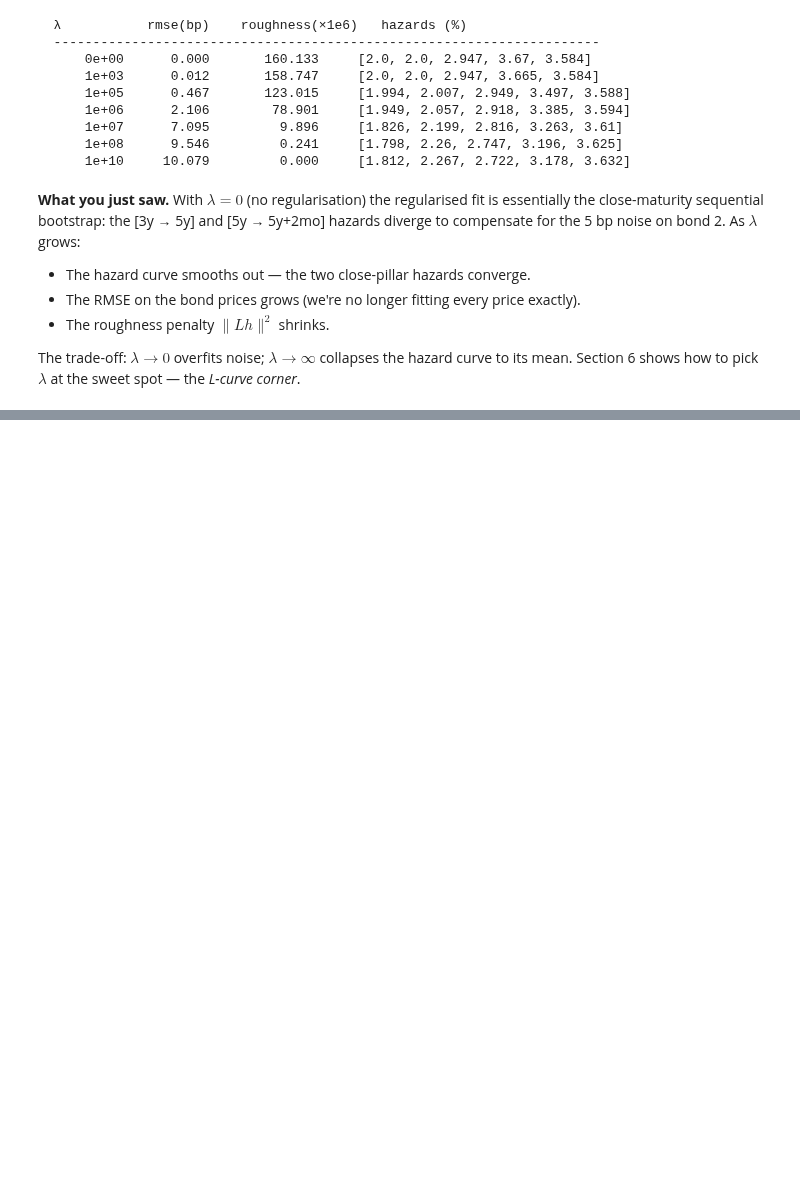
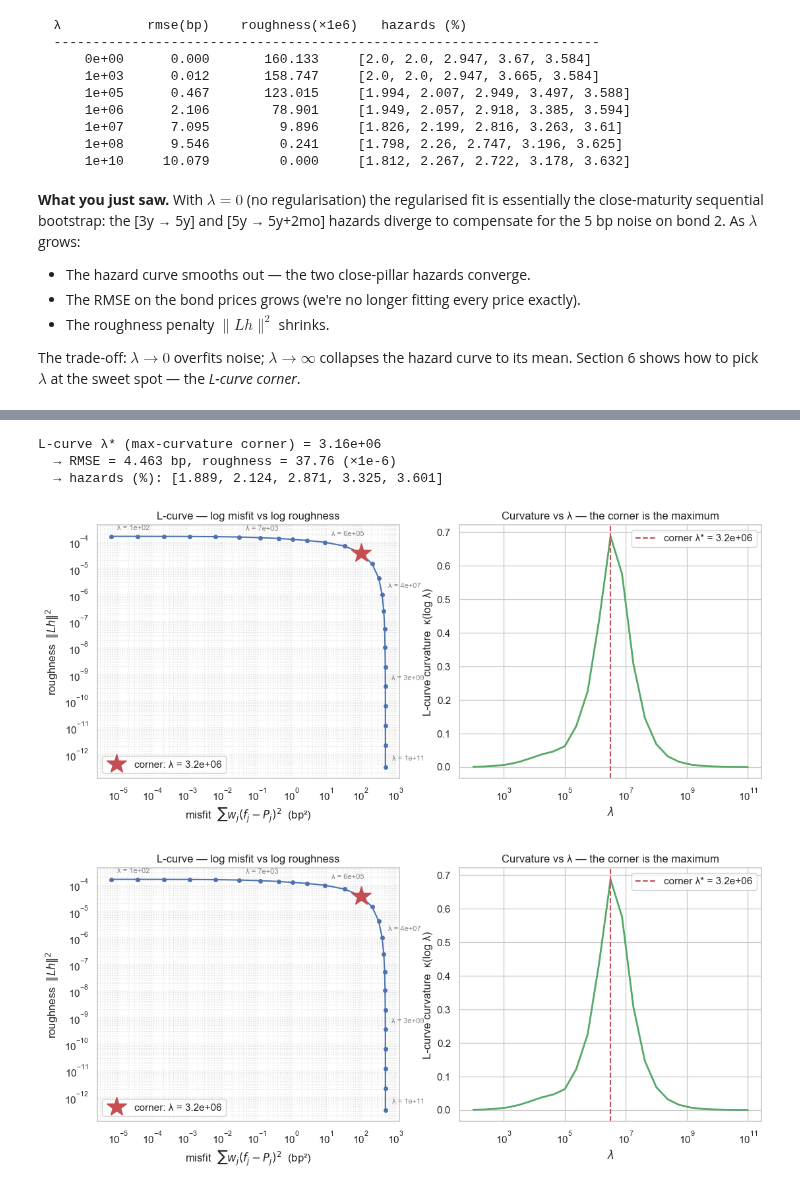
Before and after one commit to bdcbqa314159/pricebook, a Jupyter notebook: python/notebooks/credit/hazard_from_bonds_when_maturities_are_close.ipynb, the cells around one changed output, grey strips where cells are left out. Saved outputs shown, nothing was run; the diff lists cells and outputs as text; code cells hidden in the pictures; blank space fills up the shorter version.

Commit message:
hazard-from-bonds notebook: round 3 (sections 6-7) — L-curve, LOO-CV, MC sensitivity

```diff
--- a/python/notebooks/credit/hazard_from_bonds_when_maturities_are_close.ipynb
+++ b/python/notebooks/credit/hazard_from_bonds_when_maturities_are_close.ipynb
@@ -738,0 +788,64 @@ sweet spot — the *L-curve corner*.
+# %%
+# Dense λ grid for the L-curve
+lam_grid_dense = np.logspace(2, 11, 25)
+results_lam = []
+for lam in lam_grid_dense:
+    r = regularised_bootstrap(close_bonds_5_noisy, pillar_ts, rf, "par", lam=lam)
+    results_lam.append(r)
+
+# Misfit and roughness arrays (in their natural units)
+misfit_arr = np.array([r["rmse_bp"]**2 * len(close_bonds_5_noisy) for r in results_lam])
+rough_arr = np.array([r["roughness"] for r in results_lam])
+
+# Compute curvature of log(misfit) vs log(roughness) as a function of log(λ)
+log_lam = np.log10(lam_grid_dense)
+log_misfit = np.log10(np.maximum(misfit_arr, 1e-30))
+log_rough = np.log10(np.maximum(rough_arr, 1e-30))
+
+# κ(t) = (x'·y'' - x''·y') / (x'² + y'²)^(3/2) where t = log_lam
+dx = np.gradient(log_misfit, log_lam)
+dy = np.gradient(log_rough, log_lam)
+ddx = np.gradient(dx, log_lam)
+ddy = np.gradient(dy, log_lam)
+curvature = np.abs(dx * ddy - ddx * dy) / np.power(dx**2 + dy**2, 1.5)
+
+# Ignore the two endpoints where finite differences are inaccurate
+corner_idx = int(np.argmax(curvature[2:-2]) + 2)
+lam_star_lcurve = lam_grid_dense[corner_idx]
+
+print(f"L-curve λ* (max-curvature corner) = {lam_star_lcurve:.2e}")
+print(f"  → RMSE = {results_lam[corner_idx]['rmse_bp']:.3f} bp,",
+      f"roughness = {results_lam[corner_idx]['roughness']*1e6:.2f} (×1e-6)")
+print(f"  → hazards (%): {[round(h*100, 3) for h in results_lam[corner_idx]['hazards']]}")
+# %% [output]
+L-curve λ* (max-curvature corner) = 3.16e+06
+  → RMSE = 4.463 bp, roughness = 37.76 (×1e-6)
+  → hazards (%): [1.889, 2.124, 2.871, 3.325, 3.601]
+# %%
+# Plot the L-curve and mark the corner
+fig, axes = create_figure(n_panels=2, figsize=(13, 5))
+ax1, ax2 = axes[0], axes[1]
+
+ax1.loglog(misfit_arr, rough_arr, "C0o-", lw=1.5, ms=4)
+ax1.loglog(misfit_arr[corner_idx], rough_arr[corner_idx], "C3*", ms=22, label=f"corner: λ = {lam_star_lcurve:.1e}")
+for i in [0, 5, 10, 15, 20, len(lam_grid_dense)-1]:
+    if i < len(lam_grid_dense):
+        ax1.annotate(f"λ = {lam_grid_dense[i]:.0e}",
+                     (misfit_arr[i], rough_arr[i]),
+                     textcoords="offset points", xytext=(7, 7), fontsize=8, color="grey")
+ax1.set_xlabel(r"misfit  $\sum w_j (f_j - P_j)^2$  (bp²)")
+ax1.set_ylabel(r"roughness  $\|L h\|^2$")
+ax1.set_title("L-curve — log misfit vs log roughness")
+ax1.legend()
+ax1.grid(True, which="both", ls=":", alpha=0.5)
+
+ax2.semilogx(lam_grid_dense, curvature, "C2-", lw=2)
+ax2.axvline(lam_star_lcurve, color="C3", ls="--", label=f"corner λ* = {lam_star_lcurve:.1e}")
+ax2.set_xlabel(r"$\lambda$")
+ax2.set_ylabel("L-curve curvature  κ(log λ)")
+ax2.set_title("Curvature vs λ — the corner is the maximum")
+ax2.legend()
+fig
+# %% [output]
+[figure, added]
+[figure, added]
```
Also changed, not shown: parts of 8 cells of this notebook, 2 other files.
